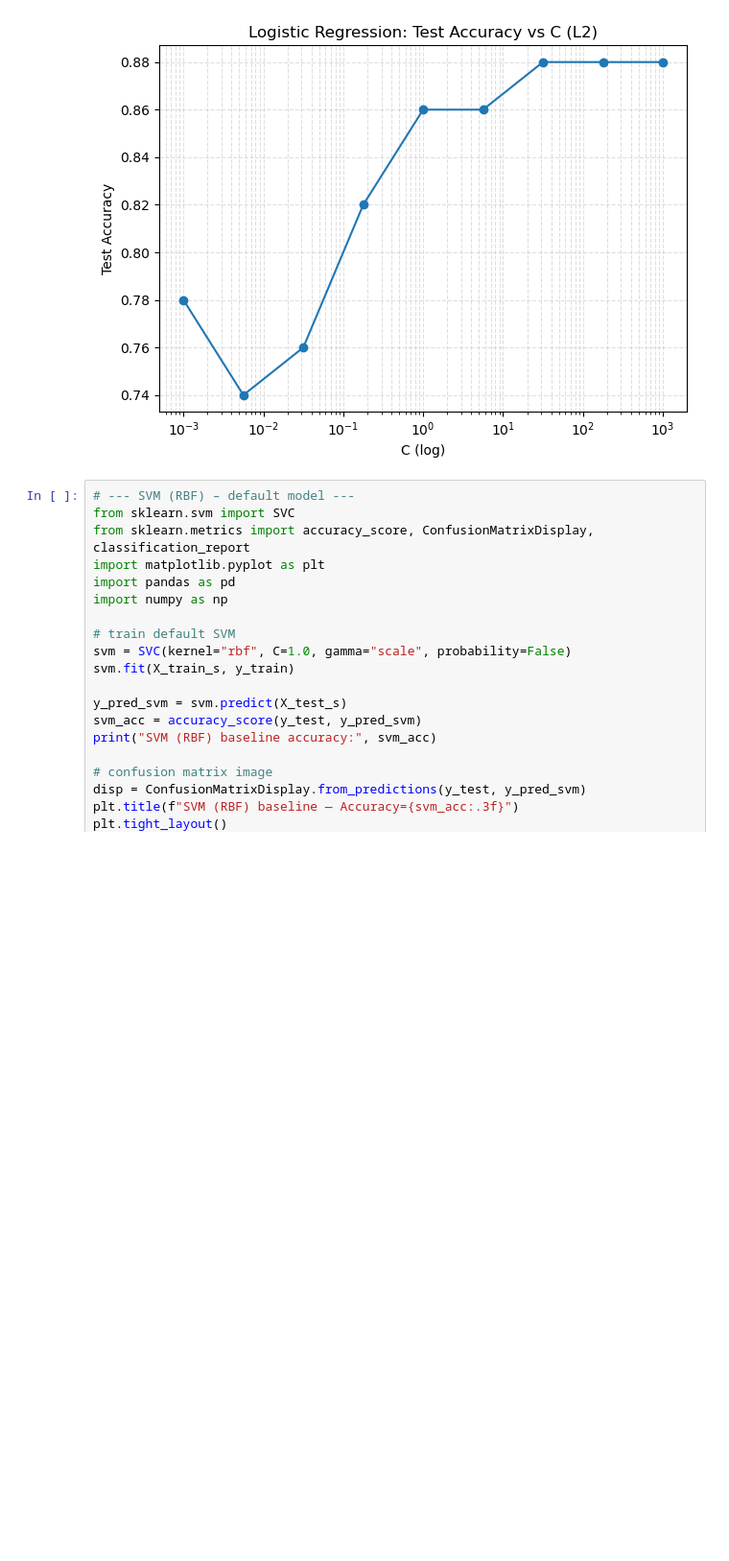
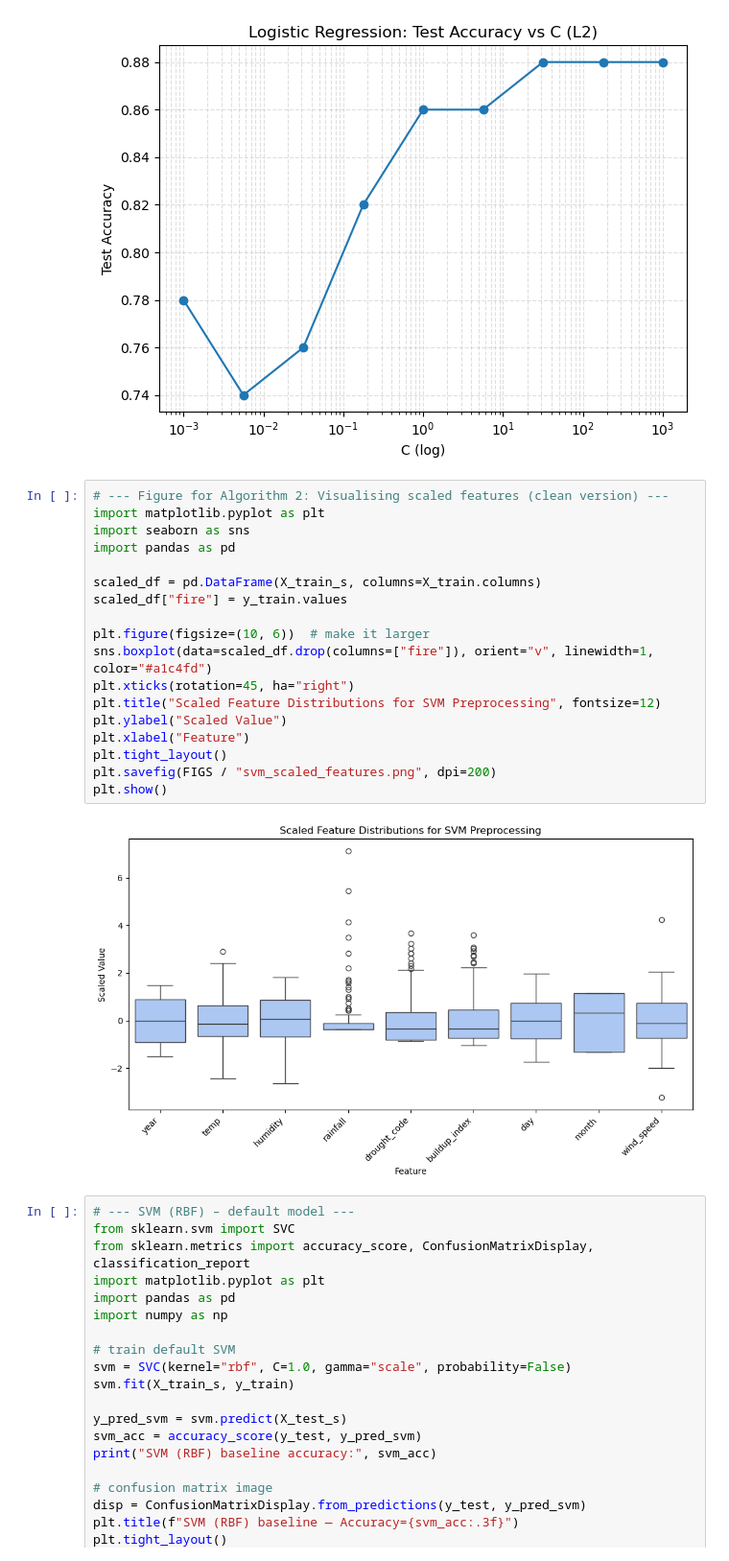
Before and after one commit to Kellylin-x/CT4101-Assignment1, a Jupyter notebook: notebooks/ct4101_a1.ipynb, the cells around one changed output. Shown: that part at 96% size. Saved outputs shown, nothing was run; the diff lists cells and outputs as text; blank space fills up the shorter version.

Commit message:
Added SVM (RBF) tuning results, scaled feature visualisation, and final confusion matrices

```diff
--- a/notebooks/ct4101_a1.ipynb
+++ b/notebooks/ct4101_a1.ipynb
@@ -152,6 +151,26 @@ plt.savefig(FIGS/"lr_sweep_c_l2.png", dpi=200)
 plt.show()
 # %% [output]
 [figure]
+# %%
+# --- Figure for Algorithm 2: Visualising scaled features (clean version) ---
+import matplotlib.pyplot as plt
+import seaborn as sns
+import pandas as pd
+
+scaled_df = pd.DataFrame(X_train_s, columns=X_train.columns)
+scaled_df["fire"] = y_train.values
+
+plt.figure(figsize=(10, 6))  # make it larger
+sns.boxplot(data=scaled_df.drop(columns=["fire"]), orient="v", linewidth=1, color="#a1c4fd")
+plt.xticks(rotation=45, ha="right")
+plt.title("Scaled Feature Distributions for SVM Preprocessing", fontsize=12)
+plt.ylabel("Scaled Value")
+plt.xlabel("Feature")
+plt.tight_layout()
+plt.savefig(FIGS / "svm_scaled_features.png", dpi=200)
+plt.show()
+# %% [output]
+[figure, added]
 # %%
 # --- SVM (RBF) – default model ---
 from sklearn.svm import SVC
```
Also changed, not shown: parts of 2 cells of this notebook, 6 other files.
